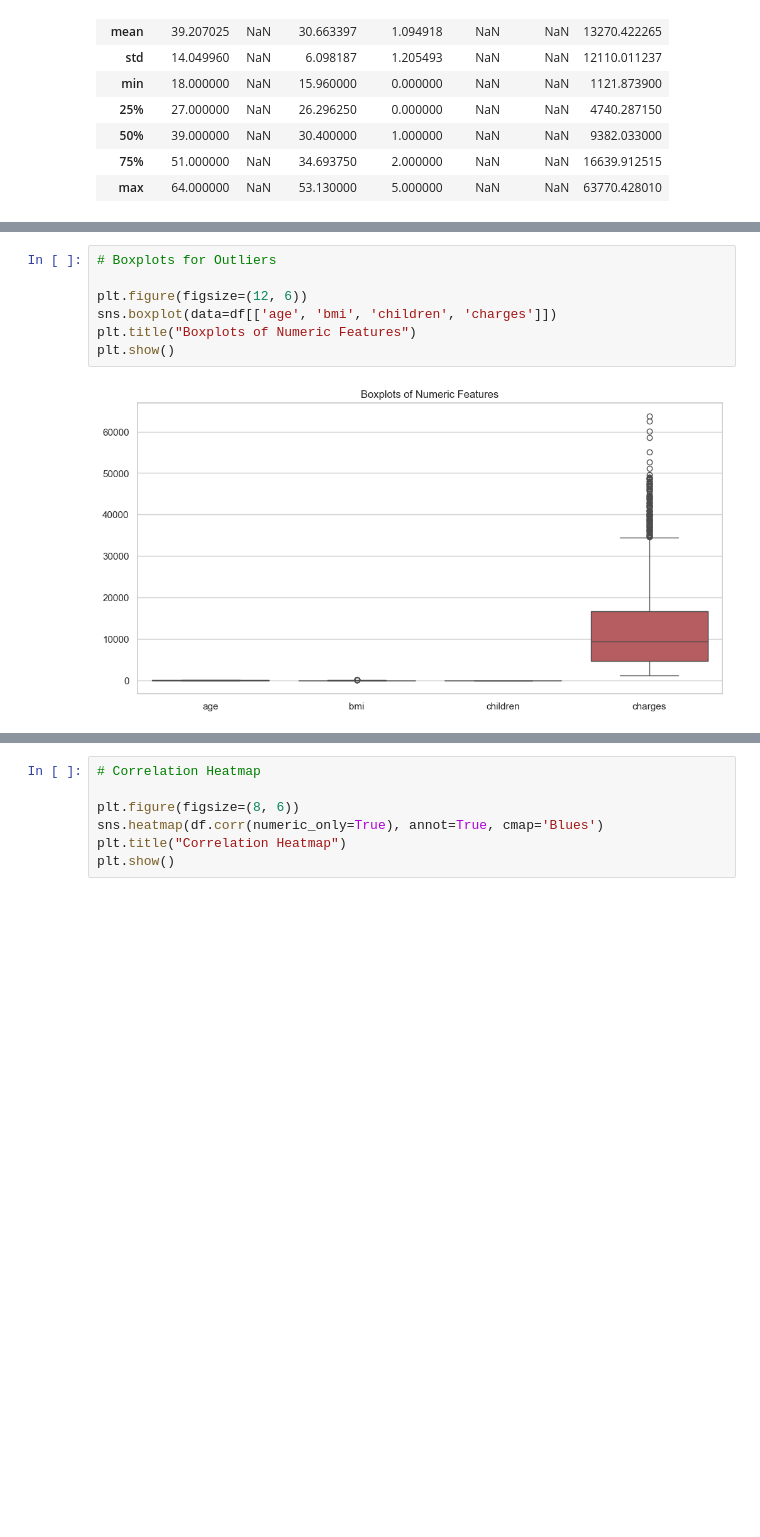
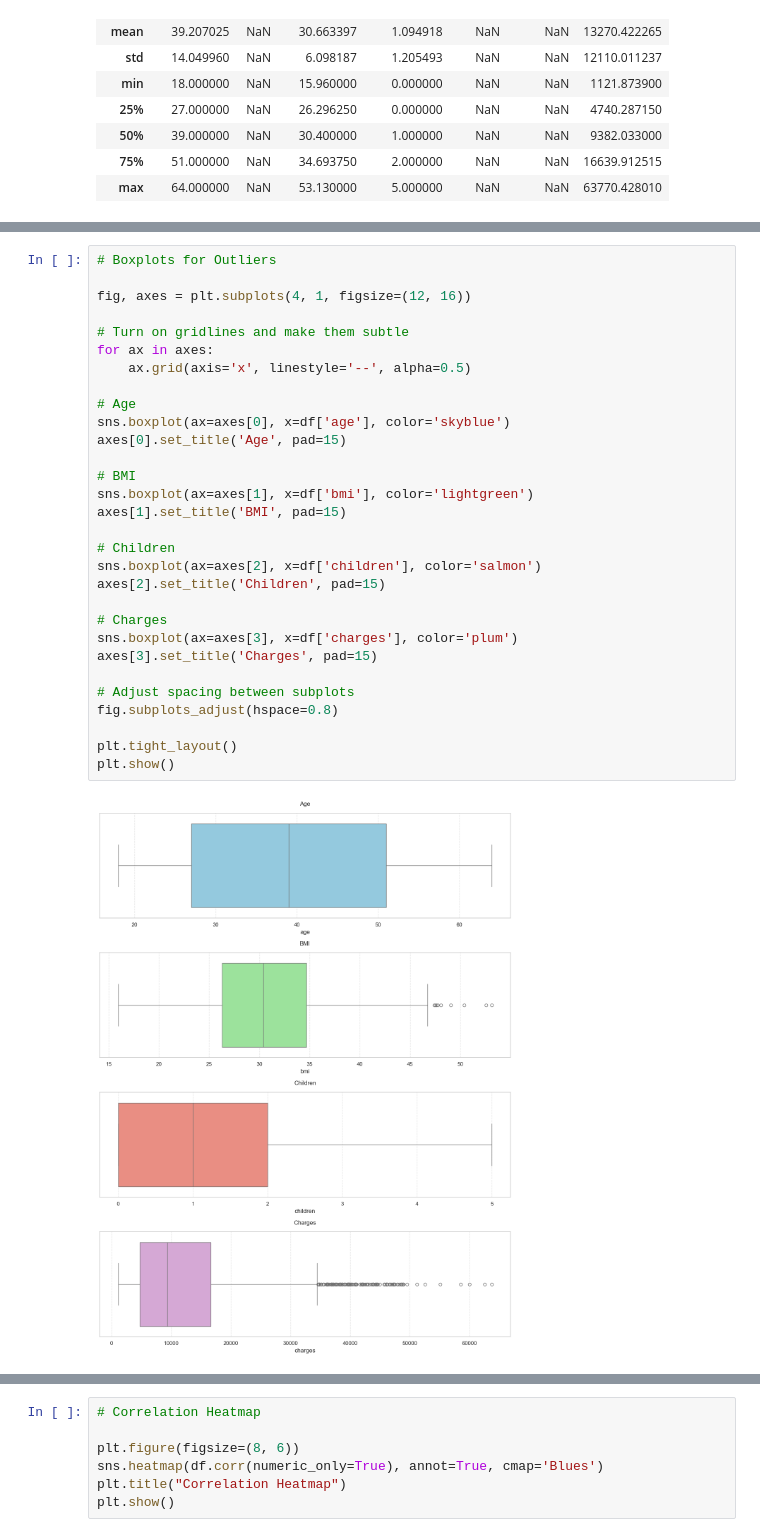
Before and after one commit to 14dstcyr/applied-ml-dstcyr, a Jupyter notebook: notebooks/project06/ml_regression_stcyr.ipynb, the cells around one changed output, grey strips where cells are left out. Saved outputs shown, nothing was run; the diff lists cells and outputs as text; blank space fills up the shorter version.

Commit message:
Finalize Project 06 notebook (sections 4–6, reflections, plots, and updates)

```diff
--- a/notebooks/project06/ml_regression_stcyr.ipynb
+++ b/notebooks/project06/ml_regression_stcyr.ipynb
@@ -108,12 +111,35 @@ plt.show()
 # %%
 # Boxplots for Outliers
 
-plt.figure(figsize=(12, 6))
-sns.boxplot(data=df[['age', 'bmi', 'children', 'charges']])
-plt.title("Boxplots of Numeric Features")
+fig, axes = plt.subplots(4, 1, figsize=(12, 16))
+
+# Turn on gridlines and make them subtle
+for ax in axes:
+    ax.grid(axis='x', linestyle='--', alpha=0.5)
+
+# Age
+sns.boxplot(ax=axes[0], x=df['age'], color='skyblue')
+axes[0].set_title('Age', pad=15)
+
+# BMI
+sns.boxplot(ax=axes[1], x=df['bmi'], color='lightgreen')
+axes[1].set_title('BMI', pad=15)
+
+# Children
+sns.boxplot(ax=axes[2], x=df['children'], color='salmon')
+axes[2].set_title('Children', pad=15)
+
+# Charges
+sns.boxplot(ax=axes[3], x=df['charges'], color='plum')
+axes[3].set_title('Charges', pad=15)
+
+# Adjust spacing between subplots
+fig.subplots_adjust(hspace=0.8)
+
+plt.tight_layout()
 plt.show()
 # %% [output]
-[figure, old version]
+[figure, new version]
 # %%
 # Count Plots for Categorical Features
 
```
Also changed, not shown: parts of 33 cells of this notebook.
